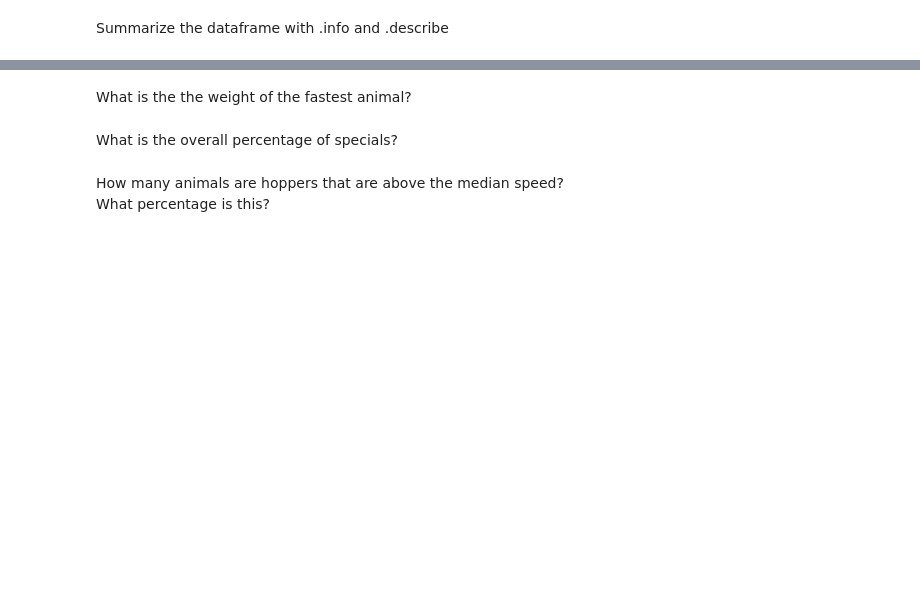
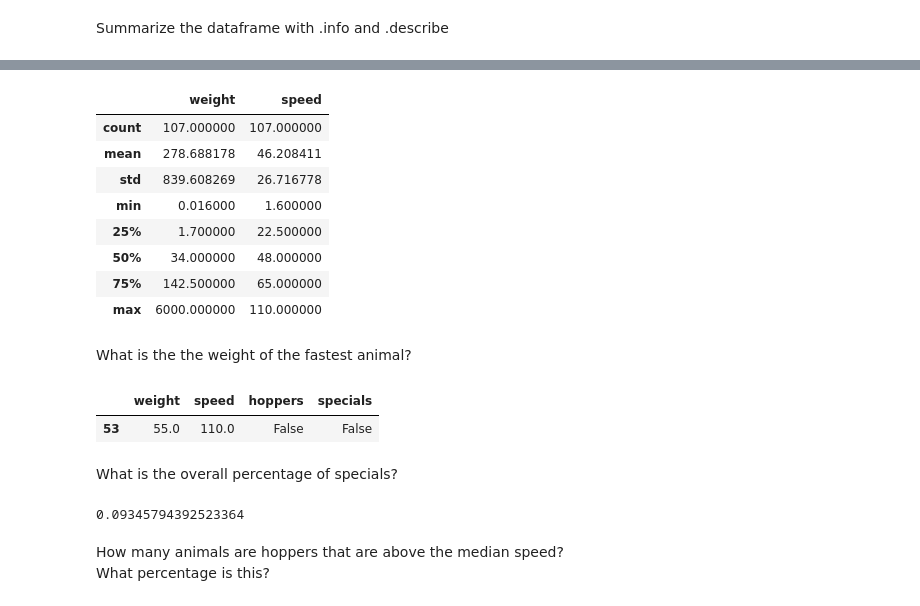
Before and after one commit to nicholas-dougherty/numpy-pandas-visualization-exercises, a Jupyter notebook: dataframes.ipynb, the cells around one changed output, grey strips where cells are left out. Drawn from its saved outputs; the diff is of its cells as text; code cells hidden in the pictures; blank space fills up the shorter version.

```diff
--- a/dataframes.ipynb
+++ b/dataframes.ipynb
@@ -423,2 +547,4 @@ The worst?
+# %%
+mammals = data('Mammals')
 # %% [markdown]
 How many rows and columns are there?
@@ -429,7 +582,44 @@ Summarize the dataframe with .info and .describe
+# %%
+mammals.describe()
+# %% [output]
+|  | weight | speed |
+| count | 107.000000 | 107.000000 |
+| mean | 278.688178 | 46.208411 |
+| std | 839.608269 | 26.716778 |
+| min | 0.016000 | 1.600000 |
+| 25% | 1.700000 | 22.500000 |
+| 50% | 34.000000 | 48.000000 |
+| 75% | 142.500000 | 65.000000 |
+| max | 6000.000000 | 110.000000 |
 # %% [markdown]
 What is the the weight of the fastest animal?
+# %%
+#plt.hist(mammals.weight, bins= 20, color='orange', edgecolor='black')
+
+#plt.title('weight')
+#plt.
+
+#plt.show()
+
+mammals.nlargest(1, 'speed', keep='all')
+# 55 pounds
+# %% [output]
+|  | weight | speed | hoppers | specials |
+| 53 | 55.0 | 110.0 | False | False |
 # %% [markdown]
 What is the overall percentage of specials?
+# %%
+total_specials = mammals.specials.sum()
+total_specials
+
+total_mammals = len(mammals)
+total_mammals
+
+round(total_specials / total_mammals * 100, 2)
+
+mammals.specials.mean()
+# %% [output]
+0.09345794392523364
 # %% [markdown]
 How many animals are hoppers that are above the median speed?
 What percentage is this?
```
Also changed, not shown: parts of 21 cells of this notebook.
